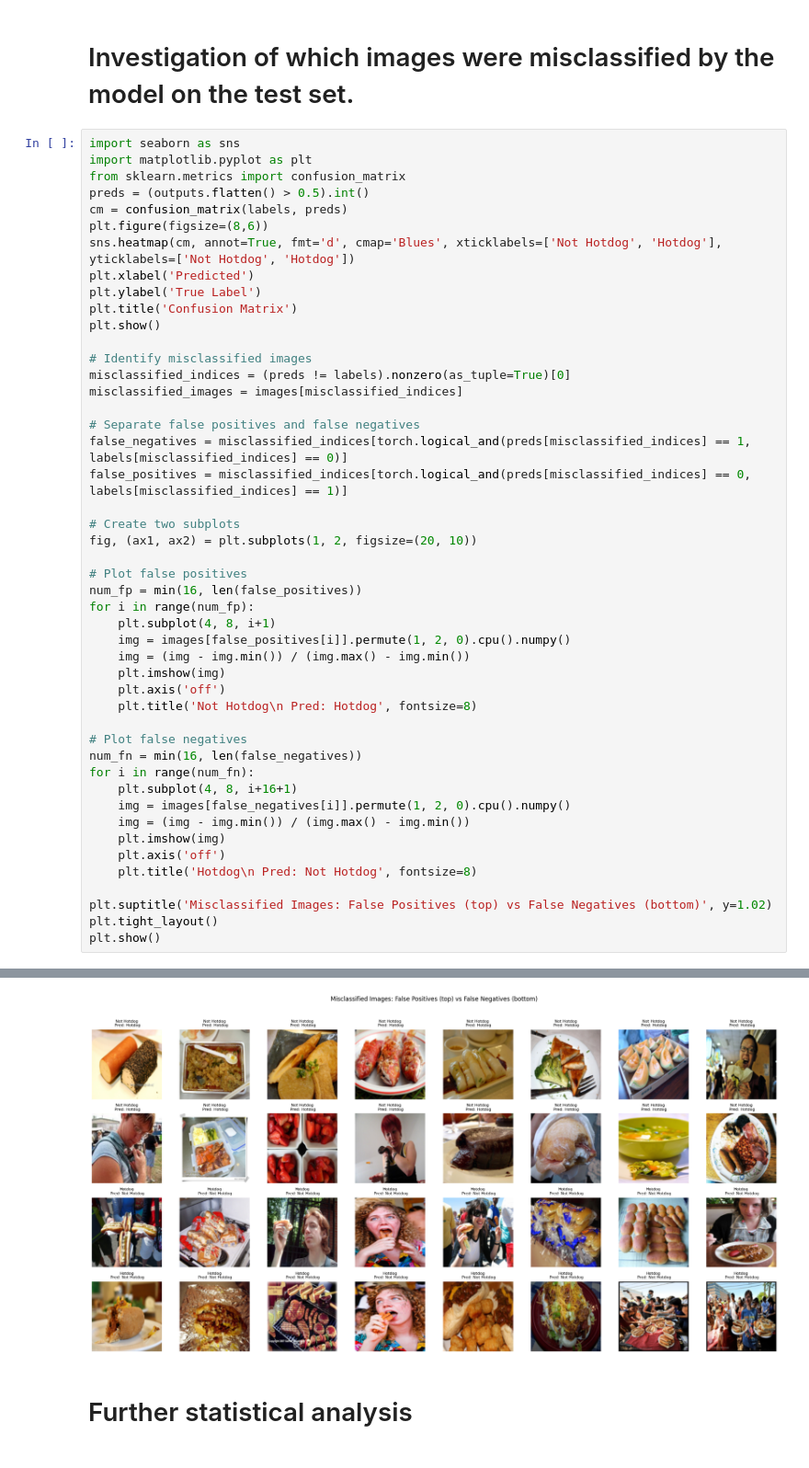
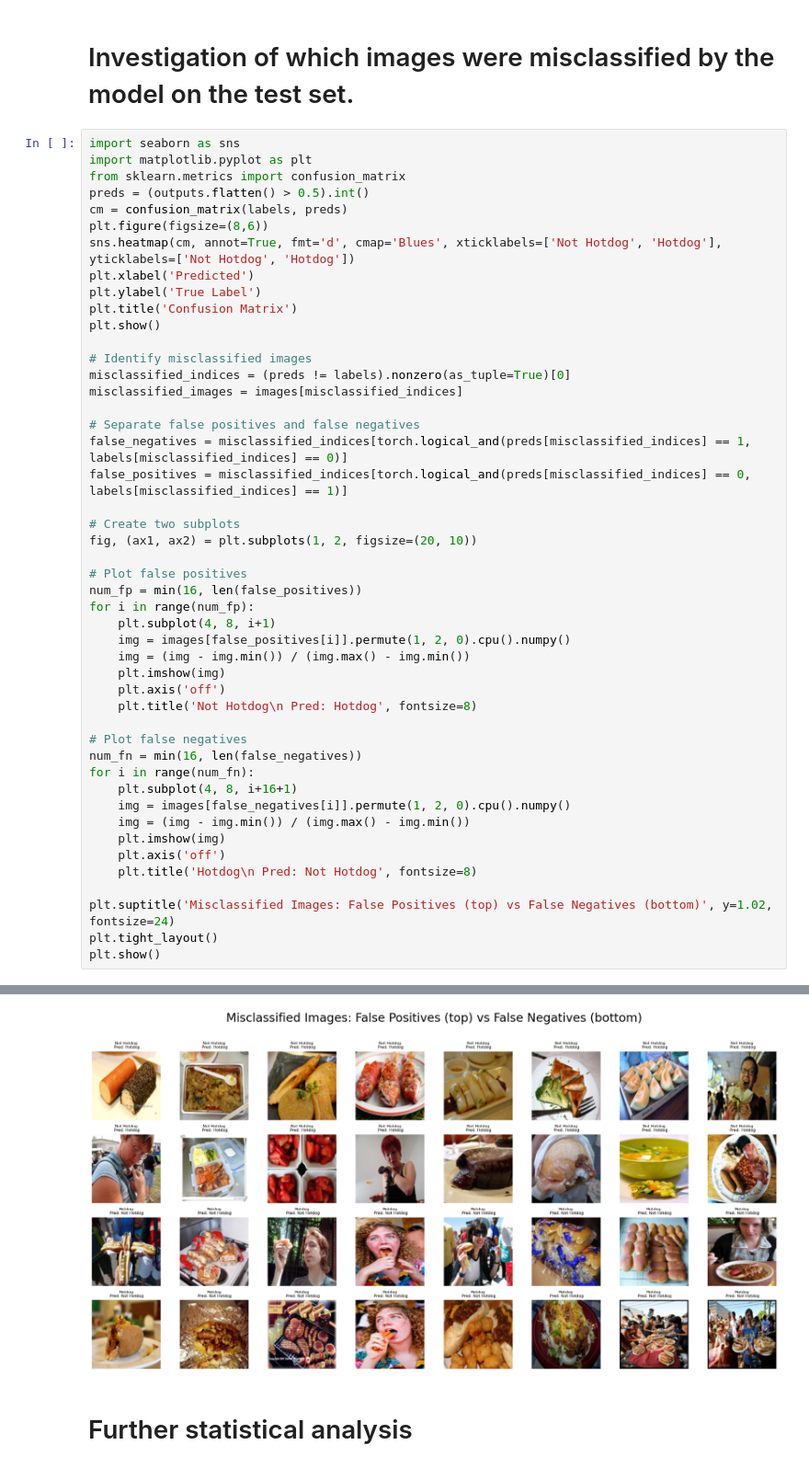
Before and after one commit to kommodeskab/CompVision, a Jupyter notebook: misclassified_images.ipynb, the cells around one changed output, grey strips where cells are left out. Shown at 92% size. Drawn from its saved outputs; the diff is of its cells as text.

Commit message:
changed fontsize

```diff
--- a/misclassified_images.ipynb
+++ b/misclassified_images.ipynb
@@ -48,35 +48,35 @@ misclassified_images = images[misclassified_indices]
 false_negatives = misclassified_indices[torch.logical_and(preds[misclassified_indices] == 1, labels[misclassified_indices] == 0)]
 false_positives = misclassified_indices[torch.logical_and(preds[misclassified_indices] == 0, labels[misclassified_indices] == 1)]
 
 # Create two subplots
 fig, (ax1, ax2) = plt.subplots(1, 2, figsize=(20, 10))
 
 # Plot false positives
 num_fp = min(16, len(false_positives))
 for i in range(num_fp):
     plt.subplot(4, 8, i+1)
     img = images[false_positives[i]].permute(1, 2, 0).cpu().numpy()
     img = (img - img.min()) / (img.max() - img.min())
     plt.imshow(img)
     plt.axis('off')
     plt.title('Not Hotdog\n Pred: Hotdog', fontsize=8)
 
 # Plot false negatives
 num_fn = min(16, len(false_negatives))
 for i in range(num_fn):
     plt.subplot(4, 8, i+16+1)
     img = images[false_negatives[i]].permute(1, 2, 0).cpu().numpy()
     img = (img - img.min()) / (img.max() - img.min())
     plt.imshow(img)
     plt.axis('off')
     plt.title('Hotdog\n Pred: Not Hotdog', fontsize=8)
 
-plt.suptitle('Misclassified Images: False Positives (top) vs False Negatives (bottom)', y=1.02)
+plt.suptitle('Misclassified Images: False Positives (top) vs False Negatives (bottom)', y=1.02, fontsize=24)
 plt.tight_layout()
 plt.show()
 # %% [output]
 [figure]
-[figure, old version]
+[figure, new version]
 # %% [markdown]
 # Further statistical analysis
 # %%
```
